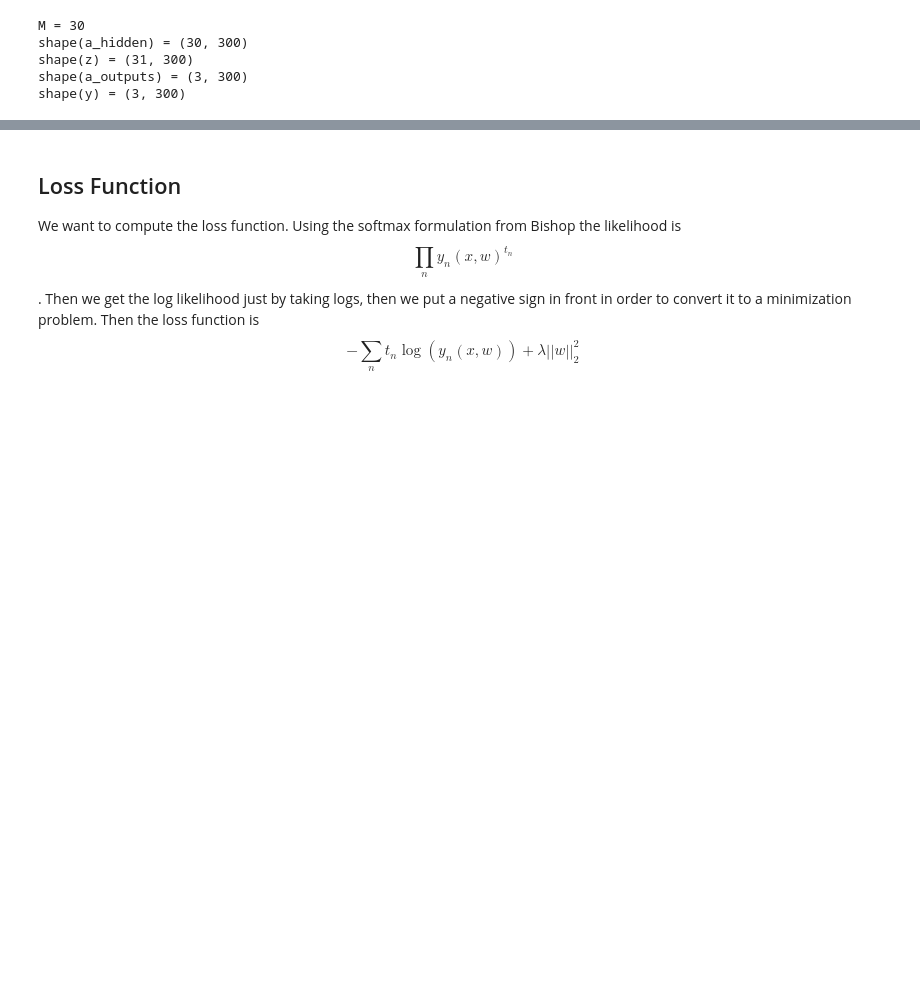
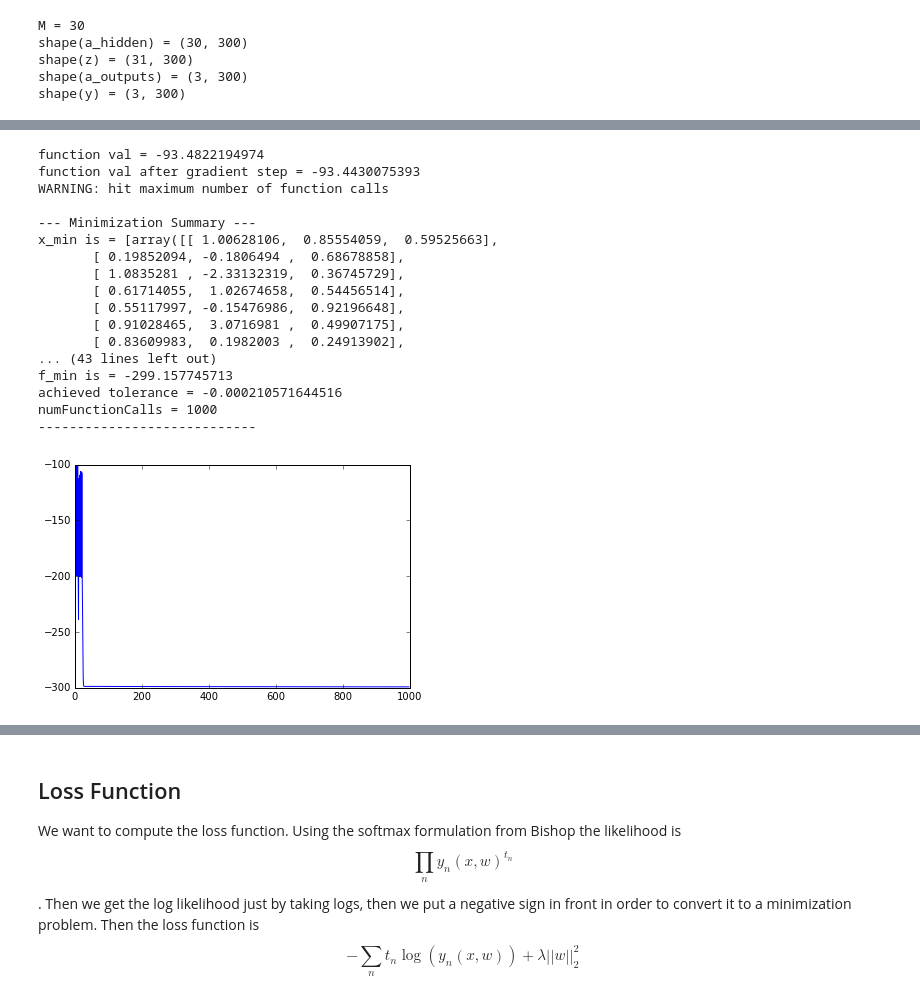
Before and after one commit to peteflorence/Machine-Learning-6.867-homework, a Jupyter notebook: hw3/prob_2_firstpart.ipynb, the cells around one changed output, grey strips where cells are left out. Saved outputs shown, nothing was run; the diff lists cells and outputs as text; code cells hidden in the pictures; blank space fills up the shorter version.

```diff
--- a/hw3/prob_2_firstpart.ipynb
+++ b/hw3/prob_2_firstpart.ipynb
@@ -80,0 +83,31 @@ print b
+# %%
+w_initial = [np.random.random_sample(np.shape(nn.W1)), np.random.random_sample(np.shape(nn.W2))]
+# w_initial = [nn.W1, nn.W2]
+# print w_initial[0]
+print "function val = " + str(gd.evalF(w_initial))
+gd.stepSize = 1e-5
+(w_next, f_next) = gd.gradDescentUpdate(w_initial)
+print "function val after gradient step = " + str(f_next)
+# print nn.evalCost(nn.lam, w_list=w_initial)
+gd.stepSize = 0.02
+w_min, f_min, _, _ = gd.computeMin(w_initial, storeIterValues=True)
+gd.plotIterValues()
+# %% [output]
+function val = -93.4822194974
+function val after gradient step = -93.4430075393
+WARNING: hit maximum number of function calls
+
+--- Minimization Summary ---
+x_min is = [array([[ 1.00628106,  0.85554059,  0.59525663],
+       [ 0.19852094, -0.1806494 ,  0.68678858],
+       [ 1.0835281 , -2.33132319,  0.36745729],
+       [ 0.61714055,  1.02674658,  0.54456514],
+       [ 0.55117997, -0.15476986,  0.92196648],
+       [ 0.91028465,  3.0716981 ,  0.49907175],
+       [ 0.83609983,  0.1982003 ,  0.24913902],
+... (43 lines left out)
+f_min is = -299.157745713
+achieved tolerance = -0.000210571644516
+numFunctionCalls = 1000
+----------------------------
+[figure, added]
```
Also changed, not shown: parts of 9 cells of this notebook.
